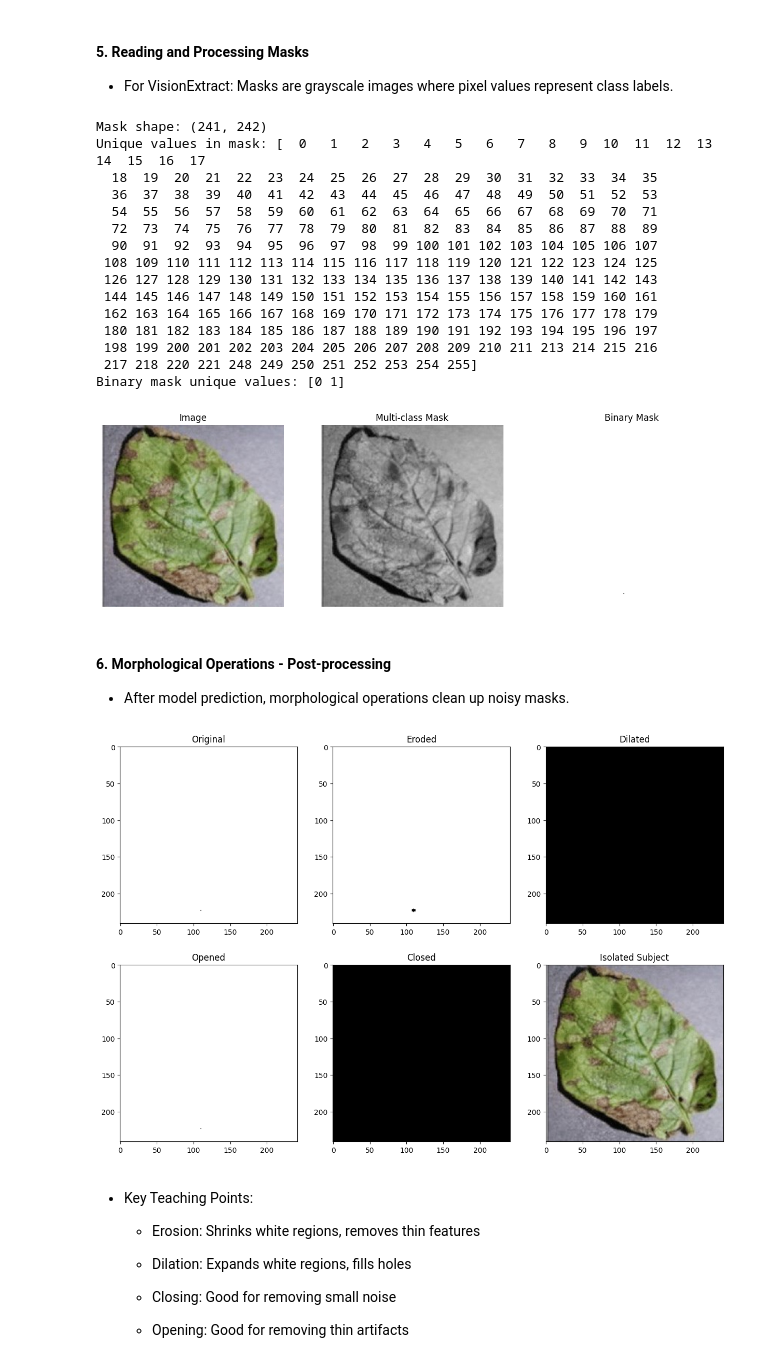
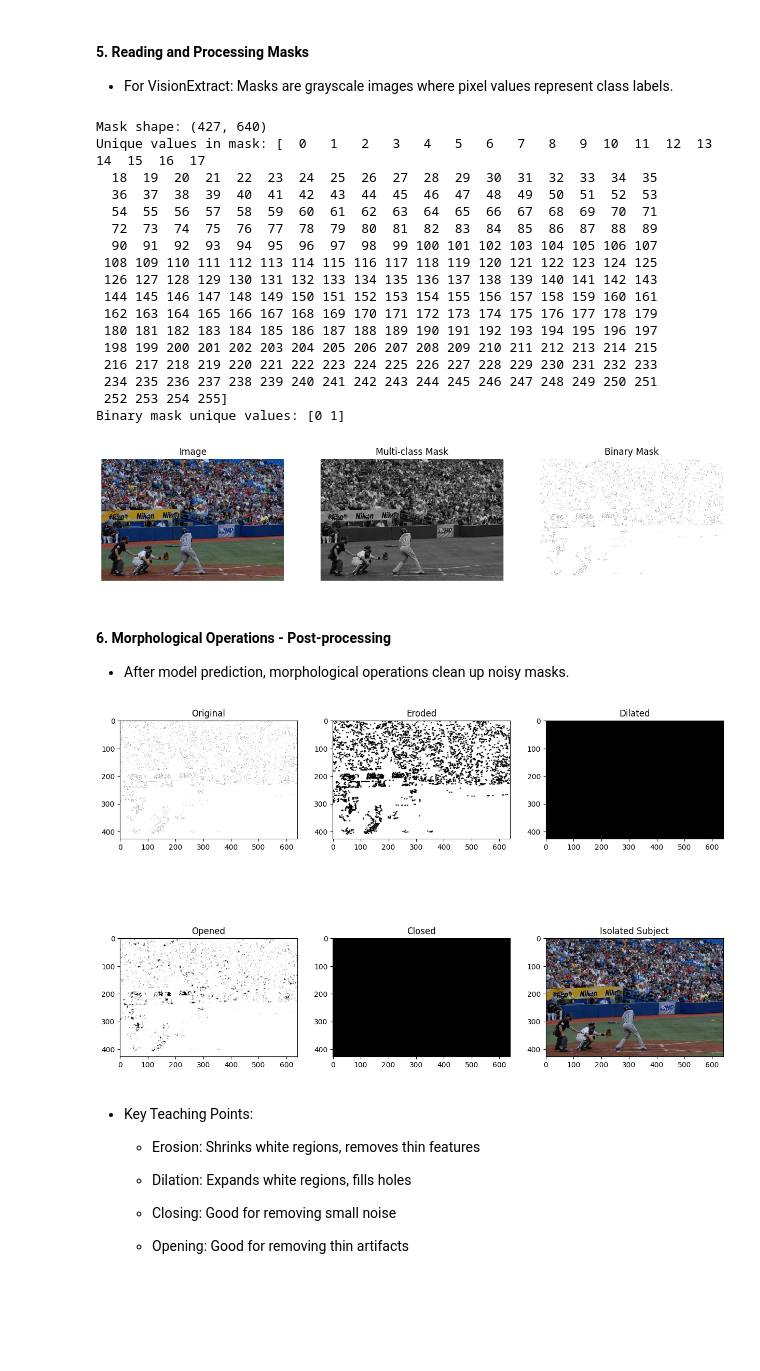
Before and after one commit to Infosys-intern-program-nov25-batch/ai_vision_extract, a Jupyter notebook: week_2/Day_3/open_cv.ipynb, the cells around one changed output. Cells and saved outputs as stored; diff of their text form; code cells hidden in the pictures; blank space fills up the shorter version.

```diff
--- a/week_2/Day_3/open_cv.ipynb
+++ b/week_2/Day_3/open_cv.ipynb
@@ -37,7 +32,7 @@ import cv2
 import matplotlib.pyplot as plt
 
 # Load image in BGR format (default)
-image_bgr = cv2.imread('/content/drive/MyDrive/AI_Vision_Extract_Nov25/notebooks/image.jpg')
+image_bgr = cv2.imread(r'C:\Users\Ravichandran\datasets\vision_extract\coco2017\train2017\000000000544.jpg')
 
 # Important: Convert BGR to RGB for proper visualization
 image_rgb = cv2.cvtColor(image_bgr, cv2.COLOR_BGR2RGB)
@@ -165,7 +162,7 @@ Value range: -2.118-2.640
 - For VisionExtract: Masks are grayscale images where pixel values represent class labels.
 # %%
 # Load mask in grayscale (single channel)
-mask = cv2.imread('/content/drive/MyDrive/AI_Vision_Extract_Nov25/notebooks/image.jpg', cv2.IMREAD_GRAYSCALE)
+mask = cv2.imread(r'C:\Users\Ravichandran\datasets\vision_extract\coco2017\train2017\000000000544.jpg', cv2.IMREAD_GRAYSCALE)
 if mask is None:
     raise FileNotFoundError("mask.jpg not found or cannot be loaded.")
 print(f"Mask shape: {mask.shape}")  # (height, width)
@@ -177,37 +174,39 @@ print(f"Binary mask unique values: {np.unique(binary_mask)}")  # [0, 1]
 
 # Visualize the images and masks
 fig, axes = plt.subplots(1, 3, figsize=(15, 5))
 
 axes[0].imshow(image_rgb)
 axes[0].set_title("Image")
 axes[0].axis('off')
 
 axes[1].imshow(mask, cmap='gray')
 axes[1].set_title("Multi-class Mask")
 axes[1].axis('off')
 
 axes[2].imshow(binary_mask, cmap='gray')
 axes[2].set_title("Binary Mask")
 axes[2].axis('off')
 
 plt.show()
 # %% [output]
-Mask shape: (241, 242)
+Mask shape: (427, 640)
 Unique values in mask: [  0   1   2   3   4   5   6   7   8   9  10  11  12  13  14  15  16  17
   18  19  20  21  22  23  24  25  26  27  28  29  30  31  32  33  34  35
   36  37  38  39  40  41  42  43  44  45  46  47  48  49  50  51  52  53
   54  55  56  57  58  59  60  61  62  63  64  65  66  67  68  69  70  71
   72  73  74  75  76  77  78  79  80  81  82  83  84  85  86  87  88  89
   90  91  92  93  94  95  96  97  98  99 100 101 102 103 104 105 106 107
  108 109 110 111 112 113 114 115 116 117 118 119 120 121 122 123 124 125
  126 127 128 129 130 131 132 133 134 135 136 137 138 139 140 141 142 143
  144 145 146 147 148 149 150 151 152 153 154 155 156 157 158 159 160 161
  162 163 164 165 166 167 168 169 170 171 172 173 174 175 176 177 178 179
  180 181 182 183 184 185 186 187 188 189 190 191 192 193 194 195 196 197
- 198 199 200 201 202 203 204 205 206 207 208 209 210 211 213 214 215 216
- 217 218 220 221 248 249 250 251 252 253 254 255]
+ 198 199 200 201 202 203 204 205 206 207 208 209 210 211 212 213 214 215
+ 216 217 218 219 220 221 222 223 224 225 226 227 228 229 230 231 232 233
+ 234 235 236 237 238 239 240 241 242 243 244 245 246 247 248 249 250 251
+ 252 253 254 255]
 Binary mask unique values: [0 1]
-[figure, old version]
+[figure, new version]
 # %% [markdown]
 #### 6. Morphological Operations - Post-processing
 - After model prediction, morphological operations clean up noisy masks.
@@ -251,7 +250,7 @@ axes[1, 2].set_title("Isolated Subject")
 
 plt.show()
 # %% [output]
-[figure, old version]
+[figure, new version]
 # %% [markdown]
 - Key Teaching Points:
 
```
Also changed, not shown: parts of 6 cells of this notebook.
